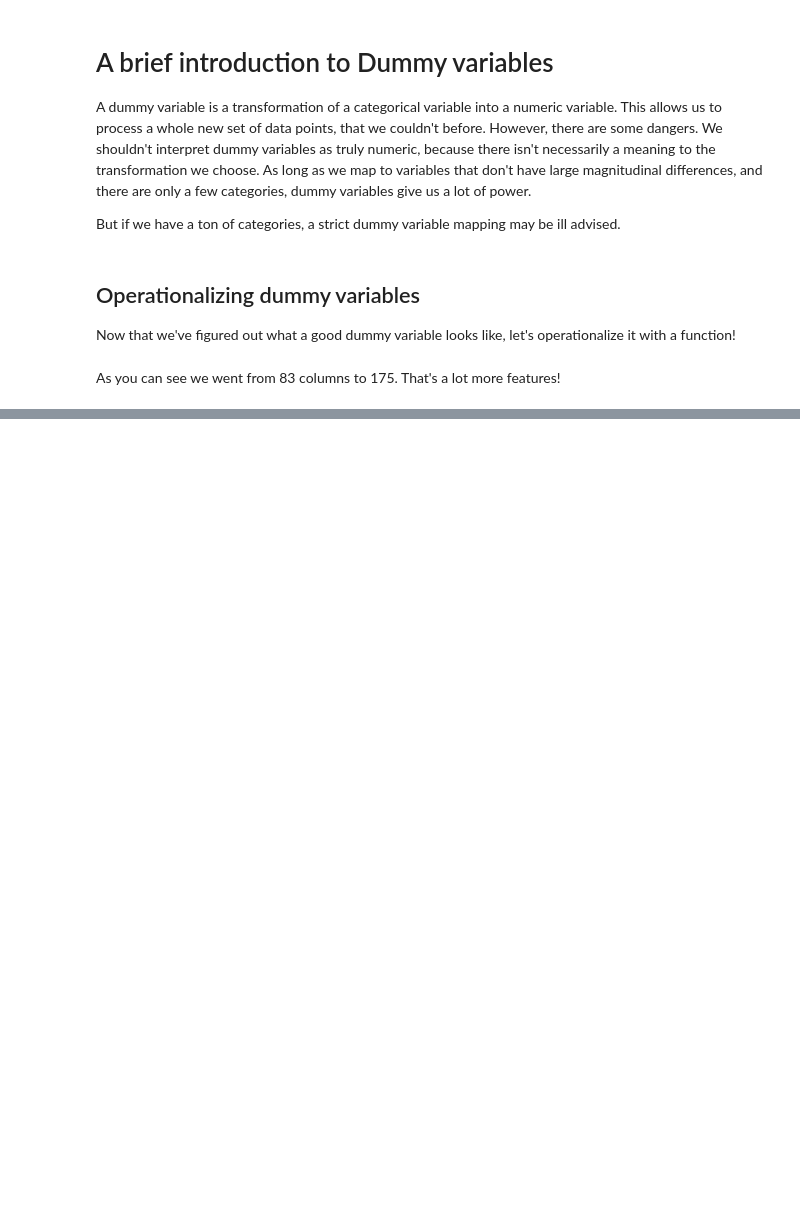
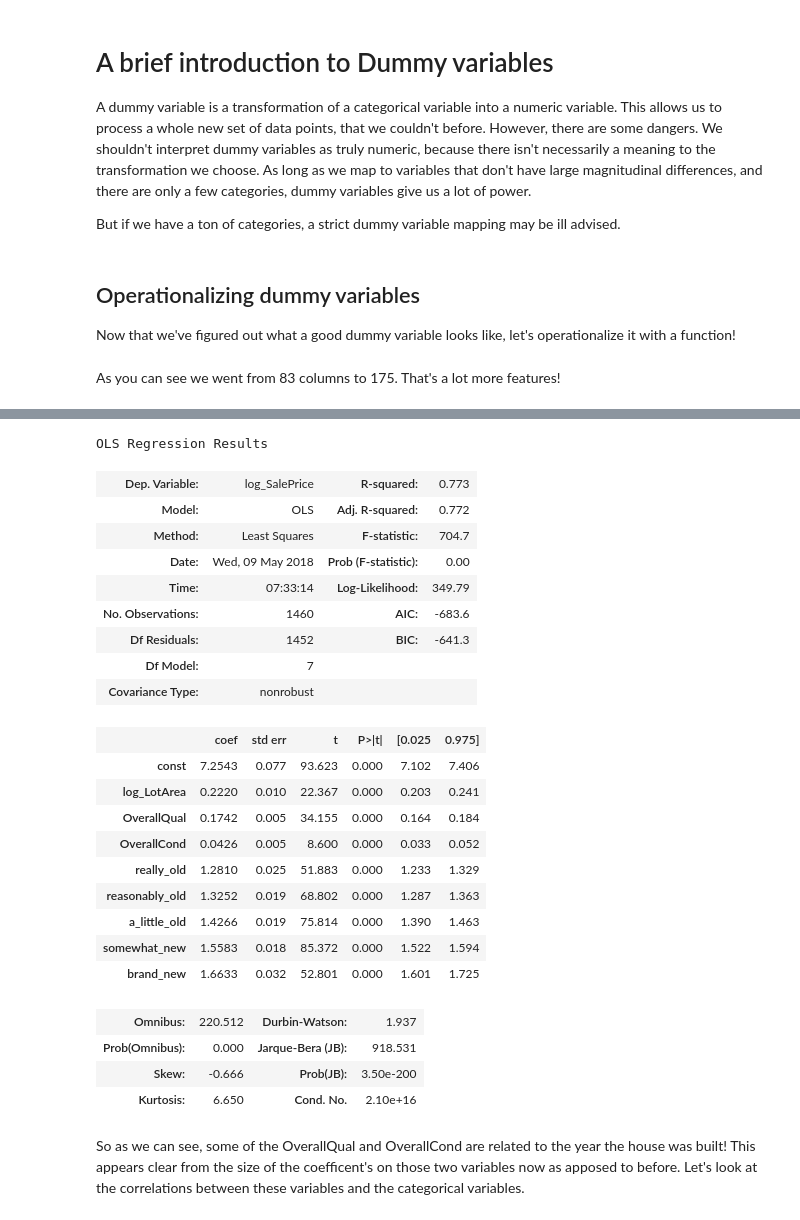
Before and after one commit to EricSchles/kaggle_housing, a Jupyter notebook: analysis_of_feature_engineering.ipynb, the cells around one changed output, grey strips where cells are left out. Saved outputs shown, nothing was run; the diff lists cells and outputs as text; code cells hidden in the pictures; blank space fills up the shorter version.

```diff
--- a/analysis_of_feature_engineering.ipynb
+++ b/analysis_of_feature_engineering.ipynb
@@ -151,0 +165,6 @@ dir(model)
+# %%
+X = train[["LotArea", "BedroomAbvGr", "OverallQual", "OverallCond"]]
+X = sm.add_constant(X)
+model = sm.OLS(sale_price, X)
+model_results = model.fit()
+model_results.summary()
@@ -151,0 +196,6 @@ dir(model)
+# %%
+X = train[["LotArea", "OverallQual", "OverallCond"]]
+X = sm.add_constant(X)
+model = sm.OLS(sale_price, X)
+model_results = model.fit()
+model_results.summary()
@@ -151,0 +338,46 @@ dir(model)
+# %%
+train["log_SalePrice"] = np.log(train["SalePrice"])
+train["log_LotArea"] = np.log(train["LotArea"])
+
+sale_price = train["log_SalePrice"]
+X = train[["log_LotArea",
+           "OverallQual",
+           "OverallCond",
+           "really_old",
+           "reasonably_old",
+           "a_little_old",
+           "somewhat_new",
+           "brand_new"]
+         ]
+X = sm.add_constant(X)
+# %%
+model = sm.OLS(sale_price, X)
+model_results = model.fit()
+model_results.summary()
+# %% [output]
+OLS Regression Results
+| Dep. Variable: | log_SalePrice | R-squared: | 0.773 |
+| Model: | OLS | Adj. R-squared: | 0.772 |
+| Method: | Least Squares | F-statistic: | 704.7 |
+| Date: | Wed, 09 May 2018 | Prob (F-statistic): | 0.00 |
+| Time: | 07:33:14 | Log-Likelihood: | 349.79 |
+| No. Observations: | 1460 | AIC: | -683.6 |
+| Df Residuals: | 1452 | BIC: | -641.3 |
+| Df Model: | 7 |  |  |
+| Covariance Type: | nonrobust |  |  |
+|  | coef | std err | t | P>|t| | [0.025 | 0.975] |
+| const | 7.2543 | 0.077 | 93.623 | 0.000 | 7.102 | 7.406 |
+| log_LotArea | 0.2220 | 0.010 | 22.367 | 0.000 | 0.203 | 0.241 |
+| OverallQual | 0.1742 | 0.005 | 34.155 | 0.000 | 0.164 | 0.184 |
+| OverallCond | 0.0426 | 0.005 | 8.600 | 0.000 | 0.033 | 0.052 |
+| really_old | 1.2810 | 0.025 | 51.883 | 0.000 | 1.233 | 1.329 |
+| reasonably_old | 1.3252 | 0.019 | 68.802 | 0.000 | 1.287 | 1.363 |
+| a_little_old | 1.4266 | 0.019 | 75.814 | 0.000 | 1.390 | 1.463 |
+| somewhat_new | 1.5583 | 0.018 | 85.372 | 0.000 | 1.522 | 1.594 |
+| brand_new | 1.6633 | 0.032 | 52.801 | 0.000 | 1.601 | 1.725 |
+| Omnibus: | 220.512 | Durbin-Watson: | 1.937 |
+| Prob(Omnibus): | 0.000 | Jarque-Bera (JB): | 918.531 |
+| Skew: | -0.666 | Prob(JB): | 3.50e-200 |
+| Kurtosis: | 6.650 | Cond. No. | 2.10e+16 |
+# %% [markdown]
+So as we can see, some of the OverallQual and OverallCond are related to the year the house was built!  This appears clear from the size of the coefficent's on those two variables now as apposed to before.  Let's look at the correlations between these variables and the categorical variables.
```
Also changed, not shown: parts of 32 cells of this notebook, 1 other file.
